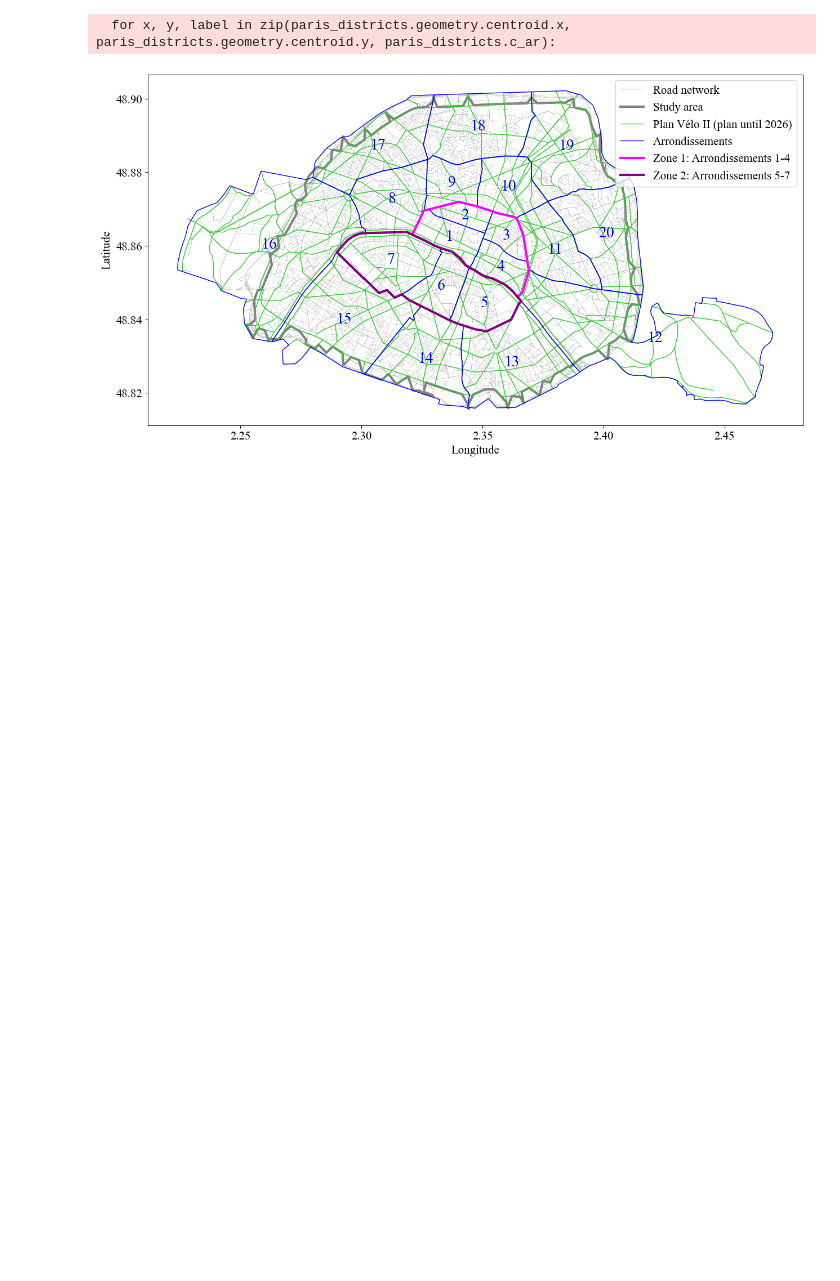
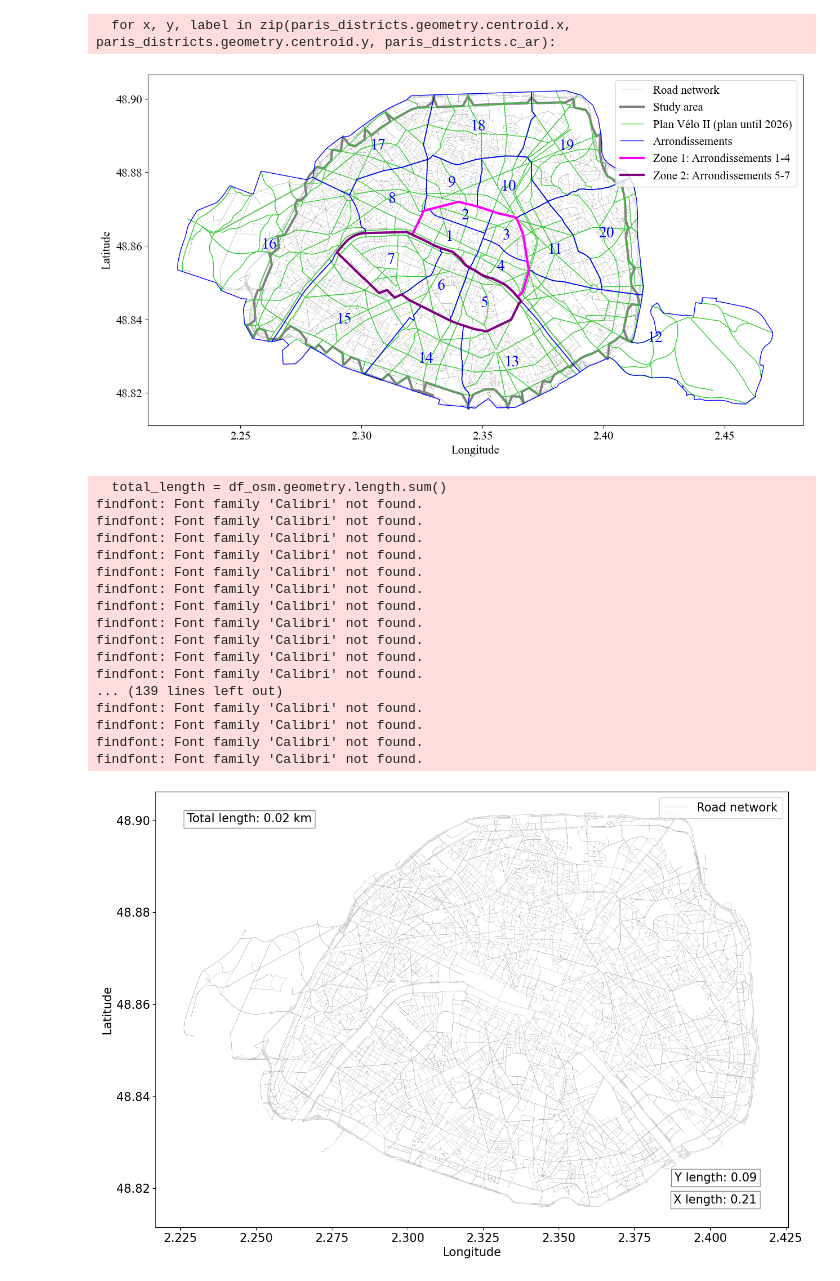
Before and after one commit to enatterer/Effects-of-Paris-Cycling-Policies-on-vehicular-flow, a Jupyter notebook: src/main/visualisation/plot_paris_districts.ipynb, the cells around one changed output. Saved outputs shown, nothing was run; the diff lists cells and outputs as text; code cells hidden in the pictures; blank space fills up the shorter version.

```diff
--- a/src/main/visualisation/plot_paris_districts.ipynb
+++ b/src/main/visualisation/plot_paris_districts.ipynb
@@ -14,7 +14,8 @@ fontsize = 20
 # fontsize_ax_ticks = 25
 # fontsize_legend = 25
 figsize = (15, 10)
-font = 'Times New Roman'
+# font = 'Times New Roman'
+font = 'Calibri'
 
 resultpath = 'results/'
 network_polygon = '../../data/network/QGIS_Project/referentiel-comptages-edit.shp'
@@ -103,3 +103,75 @@ plt.savefig(resultpath + 'paris_districts.png', dpi = 200, bbox_inches = 'tight'
 # %% [output]
   for x, y, label in zip(paris_districts.geometry.centroid.x, paris_districts.geometry.centroid.y, paris_districts.c_ar):
 [figure]
+# %%
+fig, ax = plt.subplots(figsize=figsize)
+# ax.set_title('Paris\' Arrondissements with Plan Velo II', font = font, fontsize = fontsize)
+
+# df_osm_bike.plot(ax = ax, color = "grey", linewidth = 0.2, label = 'Network')
+light_green_rgb = (144, 238, 144)
+# paris_districts.plot(column='c_ar', ax=ax, legend=False, alpha = 0.1, edgecolor='black', linewidth = 5)
+df_osm.plot(ax = ax, color = "grey", linewidth = 0.2, label = "Road network")
+# ax.plot(x_coords, y_coords, color='grey', linewidth=3, label='Study area')
+# plan_velo_2026.plot(ax = ax, color =(50/255, 205/255, 50/255), linewidth = 1, label = "Plan Vélo II (plan until 2026)")
+
+detectors = gpd.read_file('../../data/all_car_detectors.geojson')
+
+# cycleways_2010_2023.plot(ax = ax, color = "red", linewidth = 1, label = "Cycleways")
+# for idx, row in paris_districts.iterrows():
+#     # Plot each polygon
+#     x, y = row['geometry'].exterior.xy
+#     if idx == 0:
+#         plt.plot(x, y, color = "blue", linewidth = 1, label = 'Arrondissements')
+#     else:
+#         plt.plot(x, y, color = "blue", linewidth = 1)
+
+# plt.plot(x_district_1_4, y_district_1_4, color = 'magenta', linewidth = 3, label = 'Zone 1: Arrondissements 1-4')
+# plt.plot(x_district_5_7, y_district_5_7, color = 'purple', linewidth = 3, label = 'Zone 2: Arrondissements 5-7')
+
+# for x, y, label in zip(paris_districts.geometry.centroid.x, paris_districts.geometry.centroid.y, paris_districts.c_ar):
+#     ax.text(x, y, label, color = 'blue', fontsize=fontsize, font = font, ha='center', va='center')
+plt.xticks(font = font, fontsize = 15)
+plt.yticks(font = font, fontsize = 15)
+plt.xlabel("Longitude", font = font, fontsize = 15)
+plt.ylabel("Latitude", font = font, fontsize = 15)
+font_legend = font_manager.FontProperties(family=font, style='normal', size=15)
+plt.legend(loc='upper right', prop = font_legend)
+
+# Calculate the total length of the road network
+total_length = df_osm.geometry.length.sum()
+
+# Convert the length from meters to kilometers
+total_length_km = total_length / 1000
+
+# Add the total length as text on the plot
+ax.text(0.05, 0.95, f'Total length: {total_length_km:.2f} km', transform=ax.transAxes, fontsize=15, verticalalignment='top', bbox=dict(facecolor='white', alpha=0.5))
+
+# Calculate the length of the x and y axis
+x_length = ax.get_xlim()[1] - ax.get_xlim()[0]
+y_length = ax.get_ylim()[1] - ax.get_ylim()[0]
+
+# Add the lengths as text on the plot
+ax.text(0.95, 0.05, f'X length: {x_length:.2f}', transform=ax.transAxes, fontsize=15, verticalalignment='bottom', horizontalalignment='right', bbox=dict(facecolor='white', alpha=0.5))
+ax.text(0.95, 0.10, f'Y length: {y_length:.2f}', transform=ax.transAxes, fontsize=15, verticalalignment='bottom', horizontalalignment='right', bbox=dict(facecolor='white', alpha=0.5))
+
+
+plt.savefig(resultpath + 'paris_districts_0.png', dpi = 200, bbox_inches = 'tight')
+# %% [output]
+  total_length = df_osm.geometry.length.sum()
+findfont: Font family 'Calibri' not found.
+findfont: Font family 'Calibri' not found.
+findfont: Font family 'Calibri' not found.
+findfont: Font family 'Calibri' not found.
+findfont: Font family 'Calibri' not found.
+findfont: Font family 'Calibri' not found.
+findfont: Font family 'Calibri' not found.
+findfont: Font family 'Calibri' not found.
+findfont: Font family 'Calibri' not found.
+findfont: Font family 'Calibri' not found.
+findfont: Font family 'Calibri' not found.
+... (139 lines left out)
+findfont: Font family 'Calibri' not found.
+findfont: Font family 'Calibri' not found.
+findfont: Font family 'Calibri' not found.
+findfont: Font family 'Calibri' not found.
+[figure, added]
```
Also changed, not shown: parts of 2 cells of this notebook, 4 other files.
